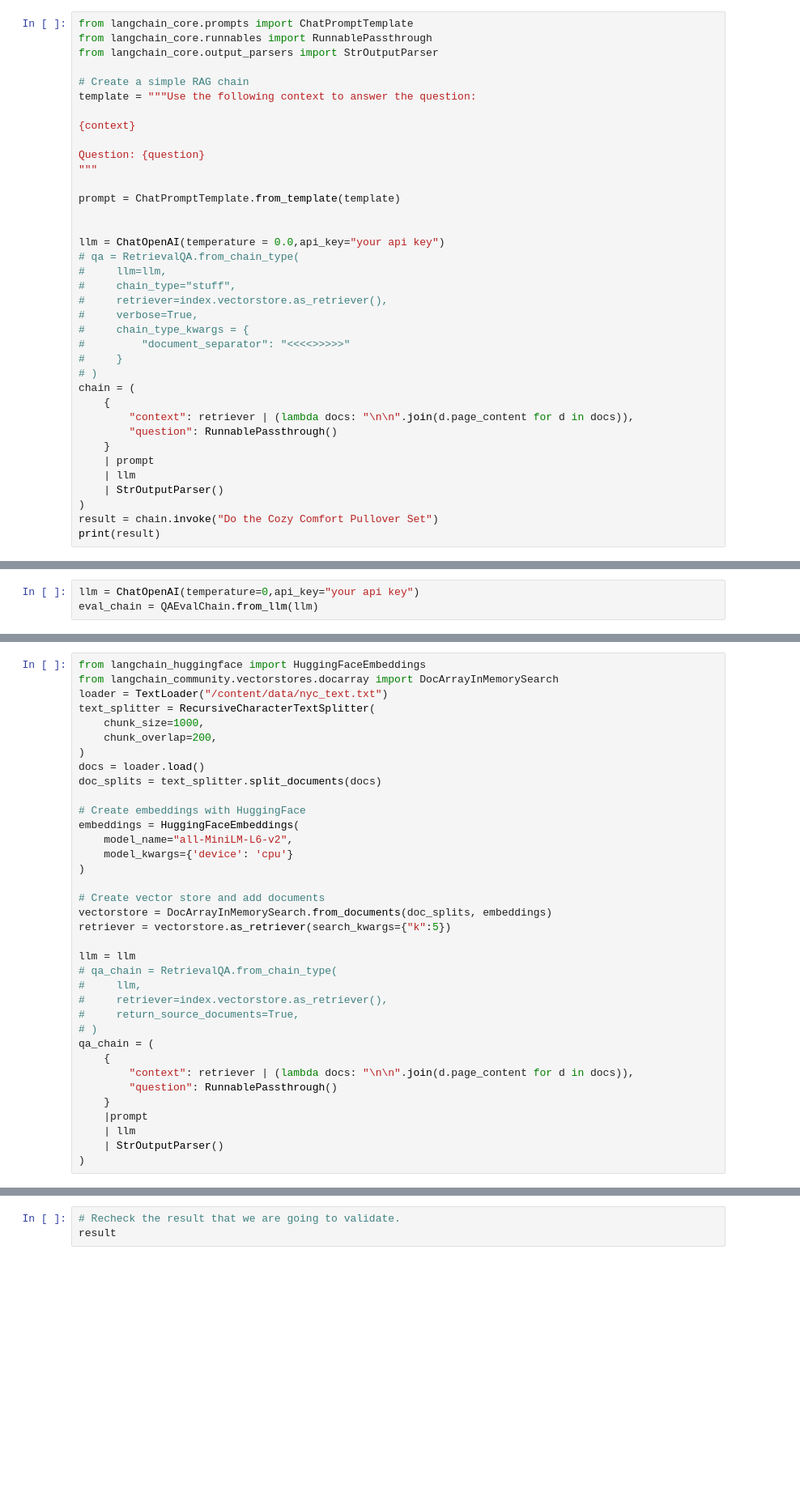
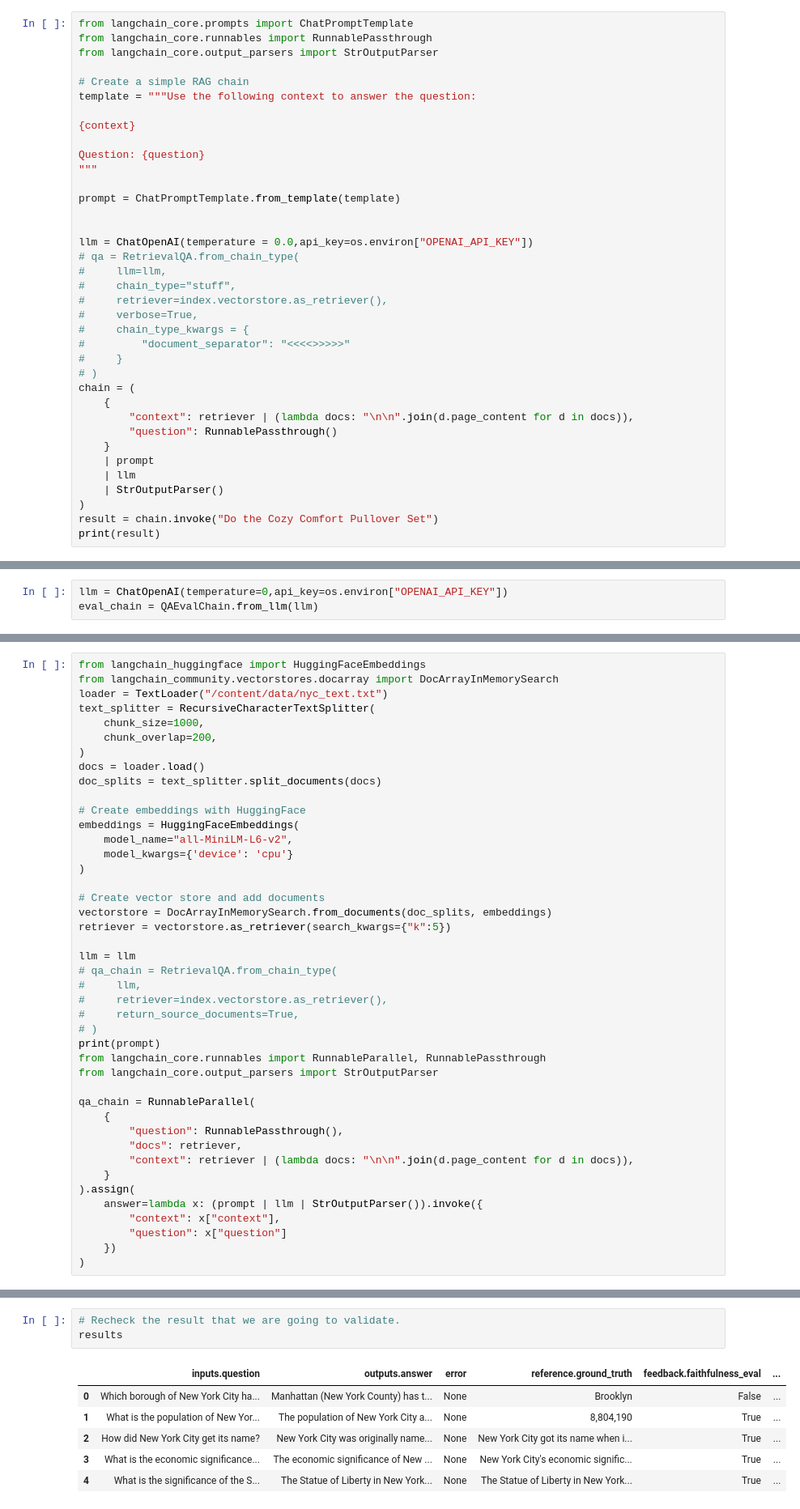
Before and after one commit to s11khushboo/lab-langchain-evaluation, a Jupyter notebook: lab-langchain-evaluation.ipynb, the cells around one changed output, grey strips where cells are left out. Shown at 81% size. Saved outputs shown, nothing was run; the diff lists cells and outputs as text; blank space fills up the shorter version.

```diff
--- a/lab-langchain-evaluation.ipynb
+++ b/lab-langchain-evaluation.ipynb
@@ -126,7 +126,7 @@ Question: {question}
 prompt = ChatPromptTemplate.from_template(template)
 
 
-llm = ChatOpenAI(temperature = 0.0,api_key="your api key")
+llm = ChatOpenAI(temperature = 0.0,api_key=os.environ["OPENAI_API_KEY"])
 # qa = RetrievalQA.from_chain_type(
 #     llm=llm,
 #     chain_type="stuff",
@@ -337,7 +337,7 @@ predictions
 # %%
 from langchain_classic.evaluation.qa import QAEvalChain
 # %%
-llm = ChatOpenAI(temperature=0,api_key="your api key")
+llm = ChatOpenAI(temperature=0,api_key=os.environ["OPENAI_API_KEY"])
 eval_chain = QAEvalChain.from_llm(llm)
 # %%
 print(type(predictions[0]))
@@ -452,12 +451,19 @@ llm = llm
 #     retriever=index.vectorstore.as_retriever(),
 #     return_source_documents=True,
 # )
-qa_chain = (
+print(prompt)
+from langchain_core.runnables import RunnableParallel, RunnablePassthrough
+from langchain_core.output_parsers import StrOutputParser
+
+qa_chain = RunnableParallel(
     {
+        "question": RunnablePassthrough(),
+        "docs": retriever,
         "context": retriever | (lambda docs: "\n\n".join(d.page_content for d in docs)),
-        "question": RunnablePassthrough()
     }
-    |prompt
-    | llm
-    | StrOutputParser()
+).assign(
+    answer=lambda x: (prompt | llm | StrOutputParser()).invoke({
+        "context": x["context"],
+        "question": x["question"]
+    })
 )
@@ -609,7 +740,14 @@ ModuleNotFoundError: No module named 'langchain.chains'
 Directly run the evaluation chain with the results from the QA chain. Do note that metrics like context_relevancy and faithfulness require the `source_documents` to be present.
 # %%
 # Recheck the result that we are going to validate.
-result
+results
+# %% [output]
+|  | inputs.question | outputs.answer | error | reference.ground_truth | feedback.faithfulness_eval | ... |
+| 0 | Which borough of New York City ha... | Manhattan (New York County) has t... | None | Brooklyn | False | ... |
+| 1 | What is the population of New Yor... | The population of New York City a... | None | 8,804,190 | True | ... |
+| 2 | How did New York City get its name? | New York City was originally name... | None | New York City got its name when i... | True | ... |
+| 3 | What is the economic significance... | The economic significance of New ... | None | New York City's economic signific... | True | ... |
+| 4 | What is the significance of the S... | The Statue of Liberty in New York... | None | The Statue of Liberty in New York... | True | ... |
 # %% [markdown]
 **Faithfulness**
 # %%
```
Also changed, not shown: parts of 26 cells of this notebook.
